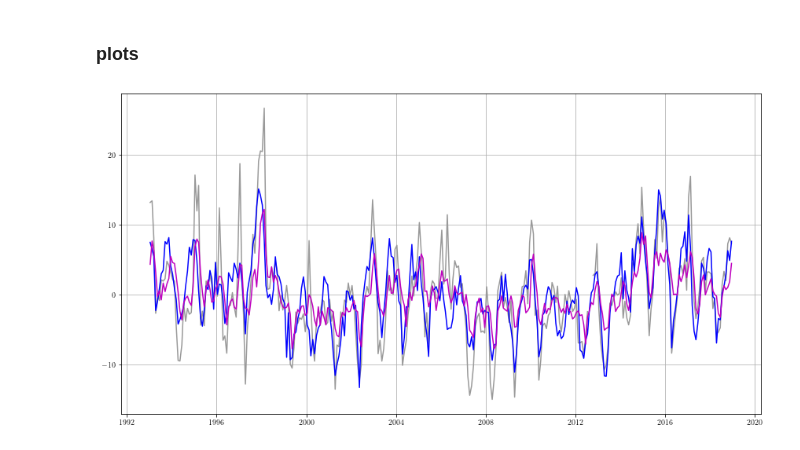
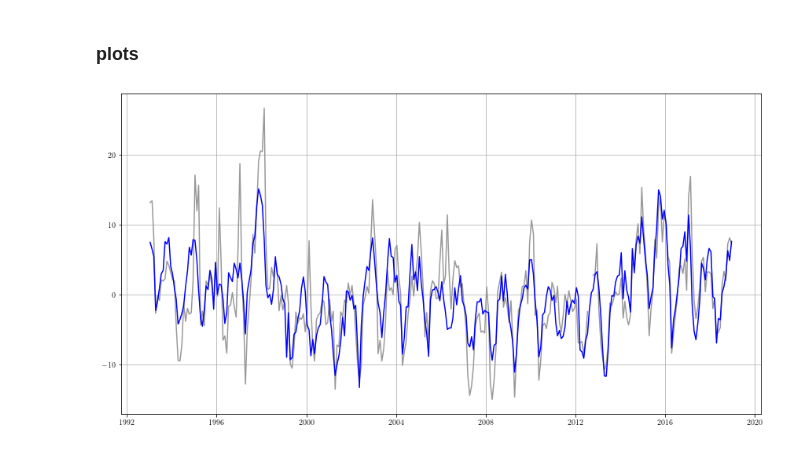
Before and after one commit to clittleaer/pyde_gauge, a Jupyter notebook: code/comp_at_points.ipynb, the cells around one changed output. Drawn from its saved outputs; the diff is of its cells as text; code cells hidden in the pictures.

```diff
--- a/code/comp_at_points.ipynb
+++ b/code/comp_at_points.ipynb
@@ -134,16 +137,16 @@ ts3_mean_sea=ts3_det-ts3_desea
 # %%
 fig=plt.figure(figsize=(12,12), tight_layout=True)
 
 ax = plt.subplot2grid((2,1),(0,0), colspan=1, rowspan=1)
 l1=ts1_det[focustg]
 ax.plot(l1,color='.6',ls='-',label='line1');
 l1=ts2_det[focustg]
 ax.plot(l1,color='b',ls='-',label='line1');
-l1=ts3_det[focustg]
-ax.plot(l1,color='m',ls='-',label='line1');
+# l1=ts3_det[focustg]
+# ax.plot(l1,color='m',ls='-',label='line1');
 plt.grid()
 # %% [output]
-[figure, old version]
+[figure, new version]
 # %%
 import matplotlib.dates as mdates
 
```
Also changed, not shown: parts of 11 cells of this notebook.
